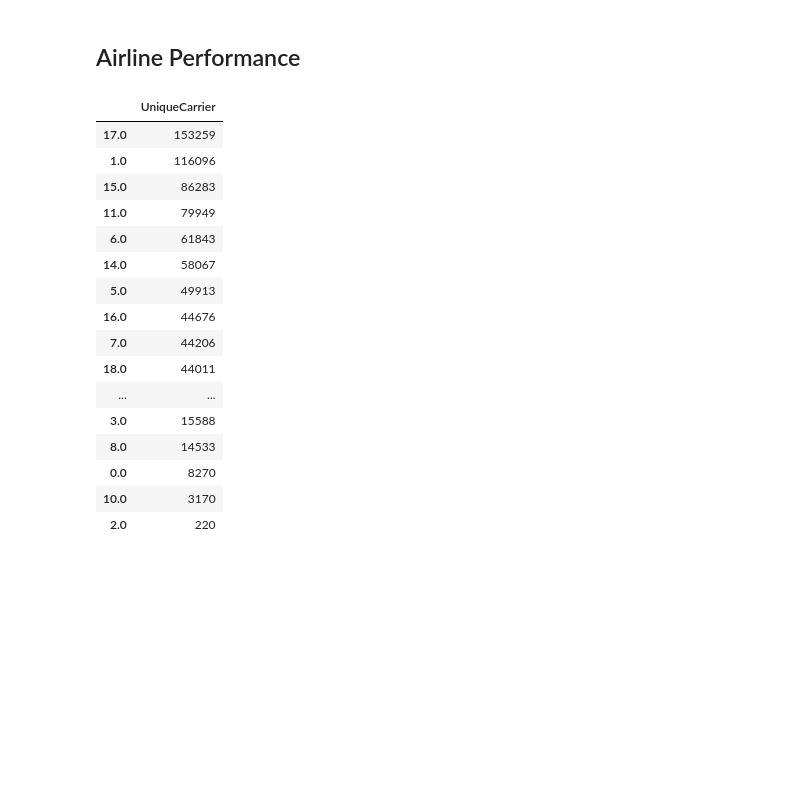
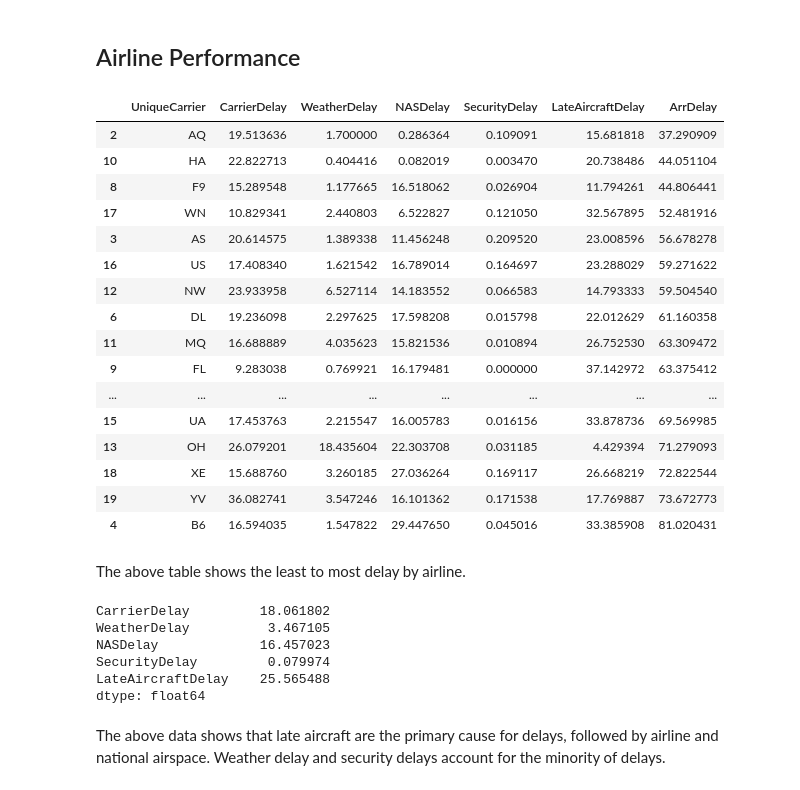
Before and after one commit to Iron-rain-inc/airline-data-blog, a Jupyter notebook: airline-data.ipynb, the cells around one changed output. Cells and saved outputs as stored; diff of their text form; code cells hidden in the pictures; blank space fills up the shorter version.

```diff
--- a/airline-data.ipynb
+++ b/airline-data.ipynb
@@ -382,29 +382,40 @@ Taking a look at the top 20 flights from each pool of data, the plot above shows
 # %% [markdown]
 ## Airline Performance
 # %%
-delay_mean = (df.groupby('UniqueCarrier', as_index=False)
-       .agg({'CarrierDelay':'mean', 'WeatherDelay':'mean','NASDelay':'mean','SecurityDelay':'mean','LateAircraftDelay':'mean'}))
-delay_mean
+delay_carrier_mean = (df.groupby('UniqueCarrier', as_index=False)
+       .agg({'CarrierDelay':'mean', 'WeatherDelay':'mean','NASDelay':'mean','SecurityDelay':'mean','LateAircraftDelay':'mean','ArrDelay':'mean'}))
 
-delay_mean['TotalDelay'] = delay_mean['CarrierDelay'] + delay_mean['WeatherDelay'] + delay_mean['NASDelay'] + delay_mean['SecurityDelay'] + delay_mean['LateAircraftDelay']
-delay_mean.sort_values(by='TotalDelay')
+delay_carrier_mean['UniqueCarrier'] = delay_carrier_mean['UniqueCarrier'].map(uniqueCarrierDict)
 
-pd.DataFrame(df['UniqueCarrier'].value_counts())
+delay_carrier_mean.sort_values(by='ArrDelay')
 # %% [output]
-|  | UniqueCarrier |
-| 17.0 | 153259 |
-| 1.0 | 116096 |
-| 15.0 | 86283 |
-| 11.0 | 79949 |
-| 6.0 | 61843 |
-| 14.0 | 58067 |
-| 5.0 | 49913 |
-| 16.0 | 44676 |
-| 7.0 | 44206 |
-| 18.0 | 44011 |
-| ... | ... |
-| 3.0 | 15588 |
-| 8.0 | 14533 |
-| 0.0 | 8270 |
-| 10.0 | 3170 |
-| 2.0 | 220 |
+|  | UniqueCarrier | CarrierDelay | WeatherDelay | NASDelay | SecurityDelay | LateAircraftDelay | ArrDelay |
+| 2 | AQ | 19.513636 | 1.700000 | 0.286364 | 0.109091 | 15.681818 | 37.290909 |
+| 10 | HA | 22.822713 | 0.404416 | 0.082019 | 0.003470 | 20.738486 | 44.051104 |
+| 8 | F9 | 15.289548 | 1.177665 | 16.518062 | 0.026904 | 11.794261 | 44.806441 |
+| 17 | WN | 10.829341 | 2.440803 | 6.522827 | 0.121050 | 32.567895 | 52.481916 |
+| 3 | AS | 20.614575 | 1.389338 | 11.456248 | 0.209520 | 23.008596 | 56.678278 |
+| 16 | US | 17.408340 | 1.621542 | 16.789014 | 0.164697 | 23.288029 | 59.271622 |
+| 12 | NW | 23.933958 | 6.527114 | 14.183552 | 0.066583 | 14.793333 | 59.504540 |
+| 6 | DL | 19.236098 | 2.297625 | 17.598208 | 0.015798 | 22.012629 | 61.160358 |
+| 11 | MQ | 16.688889 | 4.035623 | 15.821536 | 0.010894 | 26.752530 | 63.309472 |
+| 9 | FL | 9.283038 | 0.769921 | 16.179481 | 0.000000 | 37.142972 | 63.375412 |
+| ... | ... | ... | ... | ... | ... | ... | ... |
+| 15 | UA | 17.453763 | 2.215547 | 16.005783 | 0.016156 | 33.878736 | 69.569985 |
+| 13 | OH | 26.079201 | 18.435604 | 22.303708 | 0.031185 | 4.429394 | 71.279093 |
+| 18 | XE | 15.688760 | 3.260185 | 27.036264 | 0.169117 | 26.668219 | 72.822544 |
+| 19 | YV | 36.082741 | 3.547246 | 16.101362 | 0.171538 | 17.769887 | 73.672773 |
+| 4 | B6 | 16.594035 | 1.547822 | 29.447650 | 0.045016 | 33.385908 | 81.020431 |
+# %% [markdown]
+The above table shows the least to most delay by airline.
+# %%
+df[['CarrierDelay','WeatherDelay','NASDelay','SecurityDelay','LateAircraftDelay']].mean()
+# %% [output]
+CarrierDelay         18.061802
+WeatherDelay          3.467105
+NASDelay             16.457023
+SecurityDelay         0.079974
+LateAircraftDelay    25.565488
+dtype: float64
+# %% [markdown]
+The above data shows that late aircraft are the primary cause for delays, followed by airline and national airspace. Weather delay and security delays account for the minority of delays.
```
